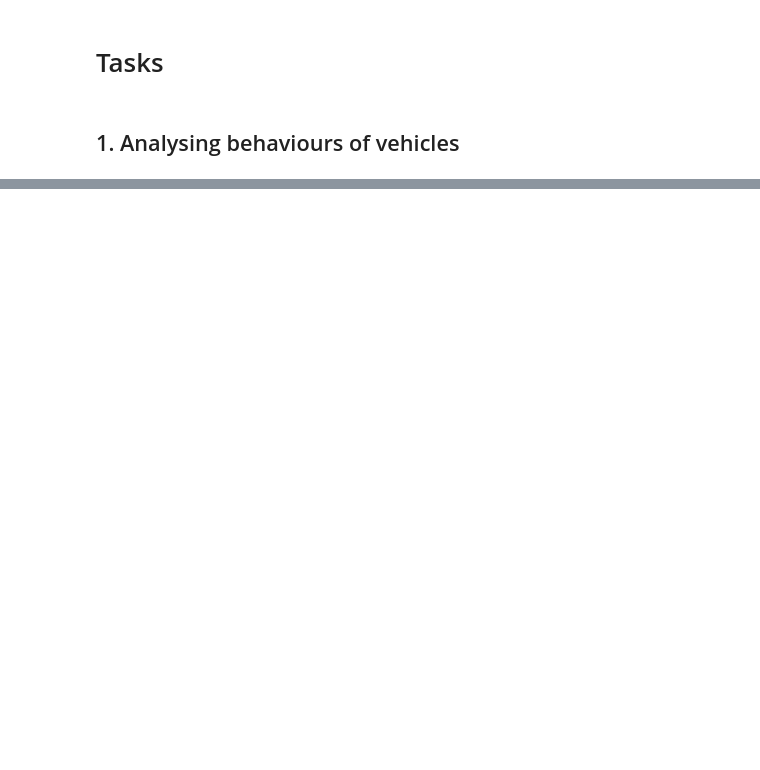
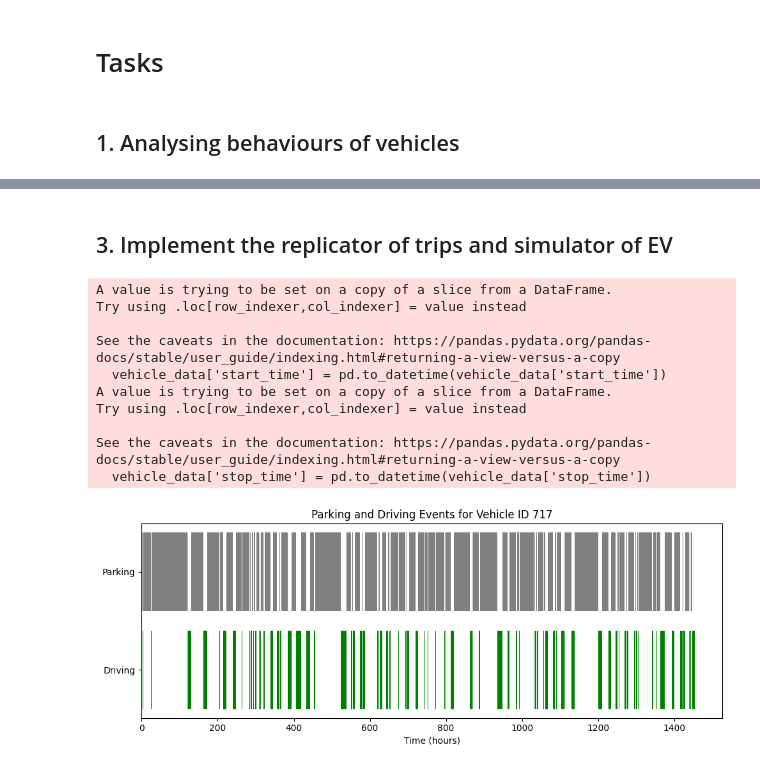
Before and after one commit to Djoulia/ICT4SM_lab3, a Jupyter notebook: main.ipynb, the cells around one changed output, grey strips where cells are left out. Drawn from its saved outputs; the diff is of its cells as text; code cells hidden in the pictures; blank space fills up the shorter version.

```diff
--- a/main.ipynb
+++ b/main.ipynb
@@ -151,0 +289,41 @@ Percentage of decreasing: -25.4637692935445
+# %% [markdown]
+## 3. Implement the replicator of trips and simulator of EV
+# %%
+#df = pd.read_csv('Unipol_dataset_lab3.csv')
+
+
+random_vehicle_id = df['vehicle_id'].sample(1).iloc[0] # Select a random vehicle just to run the simulation here and see
+vehicle_data = df[df['vehicle_id'] == random_vehicle_id]
+
+vehicle_data['start_time'] = pd.to_datetime(vehicle_data['start_time'])
+vehicle_data['stop_time'] = pd.to_datetime(vehicle_data['stop_time'])
+
+plt.figure(figsize=(10, 4))
+
+# Driving and Parking visualization
+for _, row in vehicle_data.iterrows():
+    plt.barh('Driving', (row['stop_time'] - row['start_time']).total_seconds() / 3600, left=(row['start_time'] - vehicle_data['start_time'].min()).total_seconds() / 3600, color='green')
+
+sorted_data = vehicle_data.sort_values('start_time')
+for i in range(len(sorted_data) - 1):
+    end_time = sorted_data.iloc[i]['stop_time']
+    start_time_next = sorted_data.iloc[i + 1]['start_time']
+    if start_time_next > end_time:
+        plt.barh('Parking', (start_time_next - end_time).total_seconds() / 3600, left=(end_time - vehicle_data['start_time'].min()).total_seconds() / 3600, color='grey')
+
+plt.xlabel('Time (hours)')
+plt.title(f'Parking and Driving Events for Vehicle ID {random_vehicle_id}')
+plt.tight_layout()
+plt.show()
+# %% [output]
+A value is trying to be set on a copy of a slice from a DataFrame.
+Try using .loc[row_indexer,col_indexer] = value instead
+
+See the caveats in the documentation: https://pandas.pydata.org/pandas-docs/stable/user_guide/indexing.html#returning-a-view-versus-a-copy
+  vehicle_data['start_time'] = pd.to_datetime(vehicle_data['start_time'])
+A value is trying to be set on a copy of a slice from a DataFrame.
+Try using .loc[row_indexer,col_indexer] = value instead
+
+See the caveats in the documentation: https://pandas.pydata.org/pandas-docs/stable/user_guide/indexing.html#returning-a-view-versus-a-copy
+  vehicle_data['stop_time'] = pd.to_datetime(vehicle_data['stop_time'])
+[figure, added]
```
Also changed, not shown: parts of 9 cells of this notebook.
